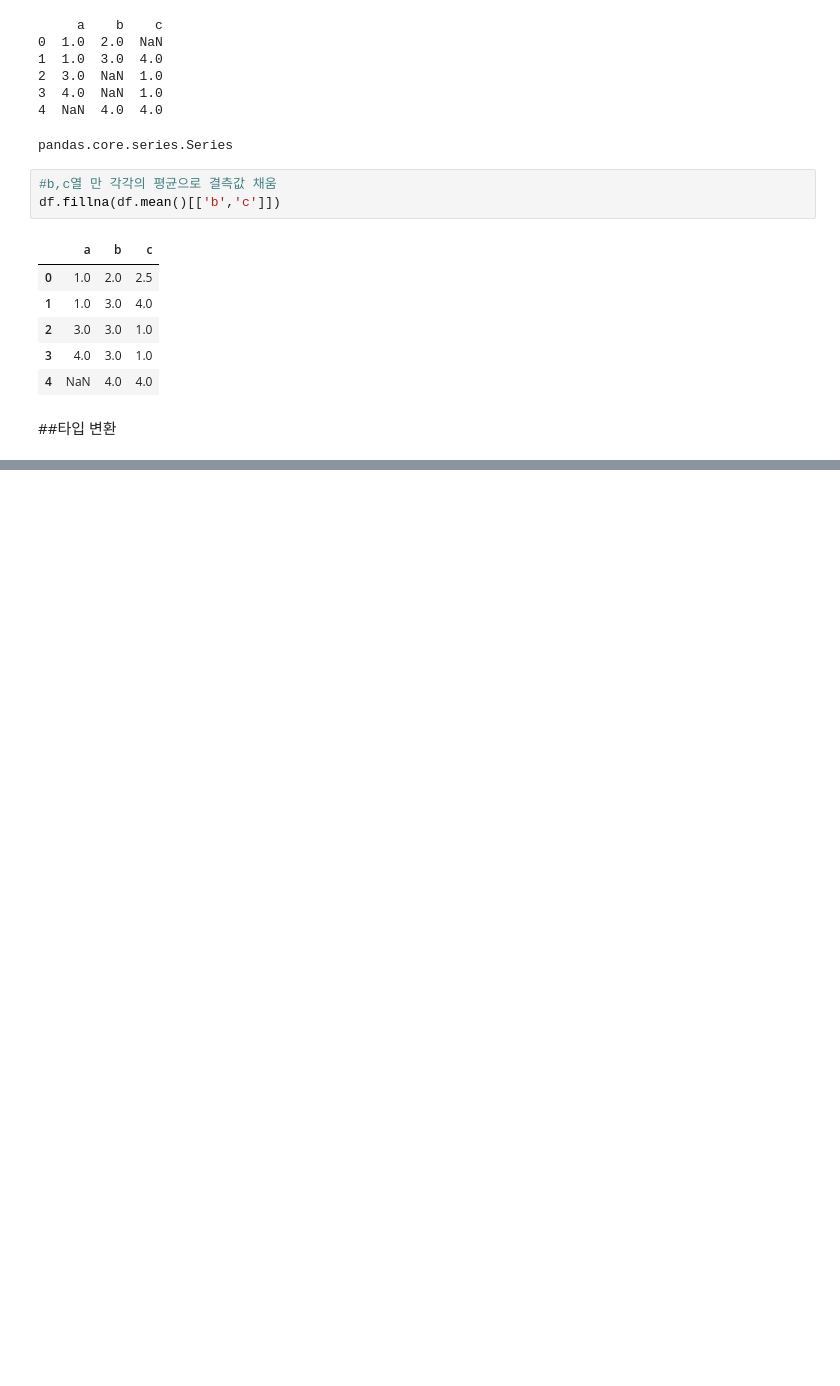
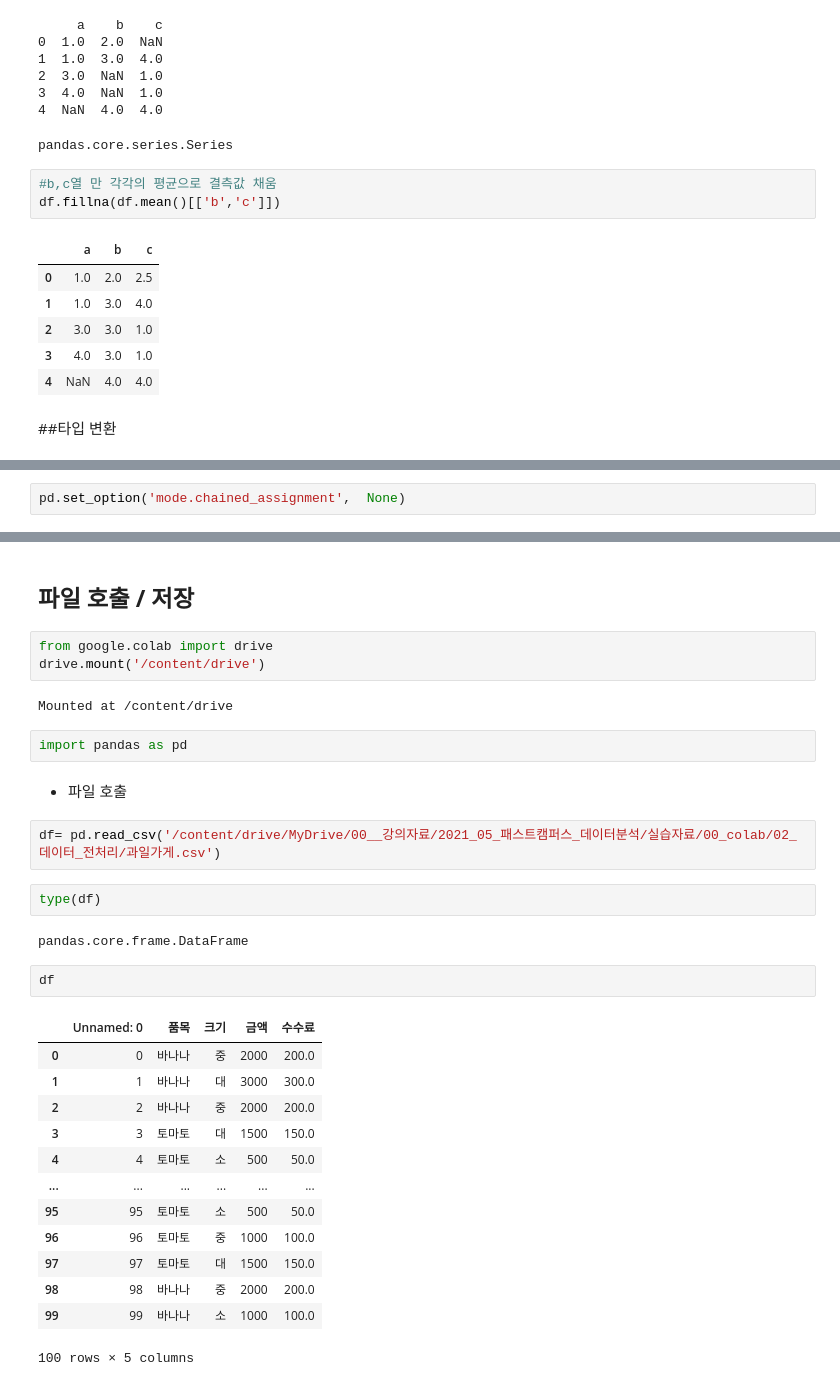
Before and after one commit to ASDFGHoney/PyStudy, a Jupyter notebook: DataProcessing.ipynb, the cells around one changed output, grey strips where cells are left out. Cells and saved outputs as stored; diff of their text form; blank space fills up the shorter version.

```diff
--- a/DataProcessing.ipynb
+++ b/DataProcessing.ipynb
@@ -666,0 +990,2 @@ df
+# %%
+pd.set_option('mode.chained_assignment',  None)
@@ -666,0 +1826,33 @@ df
+# %% [markdown]
+## **파일 호출 / 저장**
+# %%
+from google.colab import drive
+drive.mount('/content/drive')
+# %% [output]
+Mounted at /content/drive
+# %%
+import pandas as pd
+# %% [markdown]
+* 파일 호출
+# %%
+df= pd.read_csv('/content/drive/MyDrive/00__강의자료/2021_05_패스트캠퍼스_데이터분석/실습자료/00_colab/02_데이터_전처리/과일가게.csv')
+# %%
+type(df)
+# %% [output]
+pandas.core.frame.DataFrame
+# %%
+df
+# %% [output]
+|  | Unnamed: 0 | 품목 | 크기 | 금액 | 수수료 |
+| 0 | 0 | 바나나 | 중 | 2000 | 200.0 |
+| 1 | 1 | 바나나 | 대 | 3000 | 300.0 |
+| 2 | 2 | 바나나 | 중 | 2000 | 200.0 |
+| 3 | 3 | 토마토 | 대 | 1500 | 150.0 |
+| 4 | 4 | 토마토 | 소 | 500 | 50.0 |
+| ... | ... | ... | ... | ... | ... |
+| 95 | 95 | 토마토 | 소 | 500 | 50.0 |
+| 96 | 96 | 토마토 | 중 | 1000 | 100.0 |
+| 97 | 97 | 토마토 | 대 | 1500 | 150.0 |
+| 98 | 98 | 바나나 | 중 | 2000 | 200.0 |
+| 99 | 99 | 바나나 | 소 | 1000 | 100.0 |
+100 rows × 5 columns
```
Also changed, not shown: parts of 220 cells of this notebook, 1 other file.
